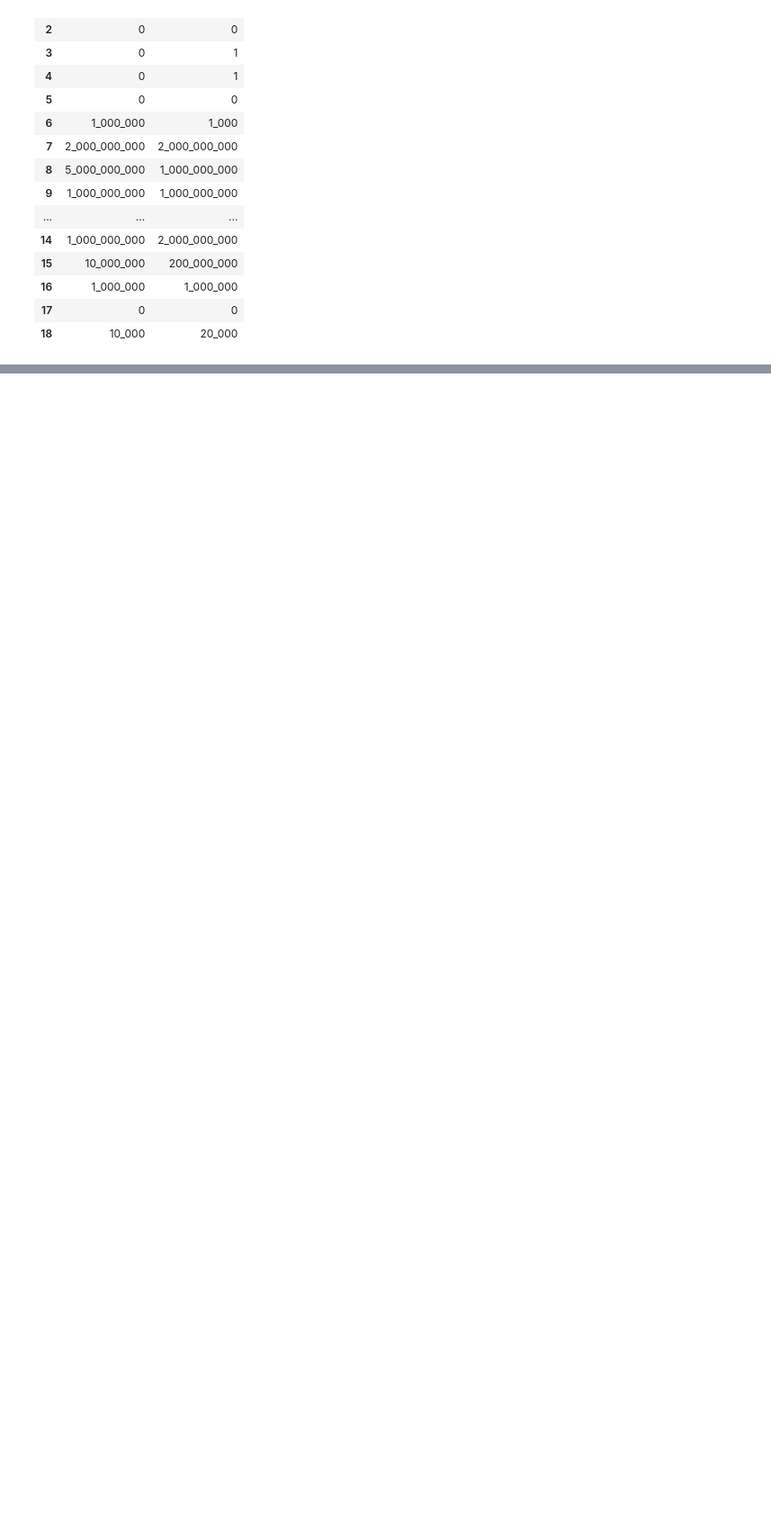
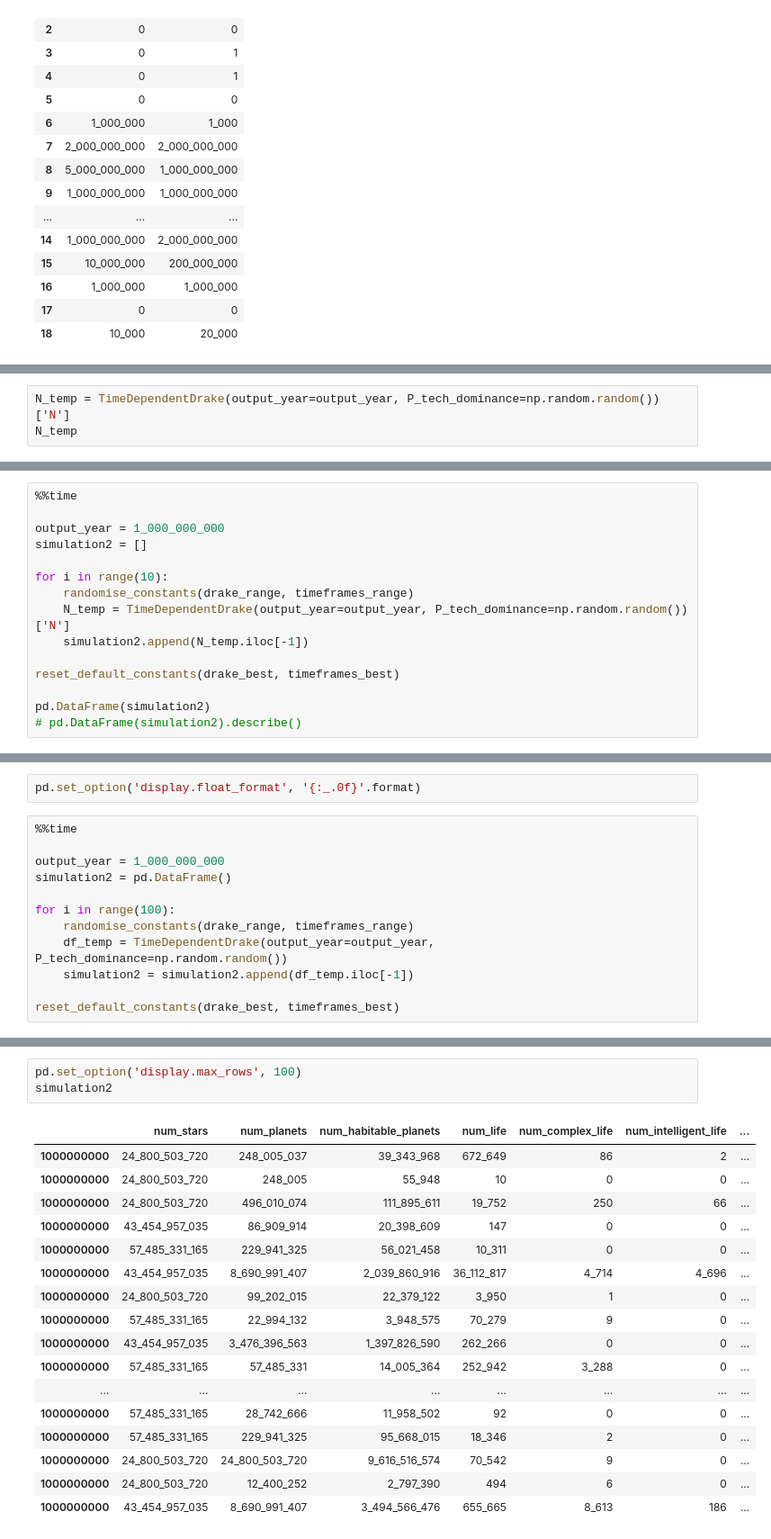
Before and after one commit to KevinCarr42/Time-Dependent-Drake-Equation, a Jupyter notebook: Time_Dependent_Drake_Equation.ipynb, the cells around one changed output, grey strips where cells are left out. Shown at 90% size. Drawn from its saved outputs; the diff is of its cells as text; blank space fills up the shorter version.

```diff
--- a/Time_Dependent_Drake_Equation.ipynb
+++ b/Time_Dependent_Drake_Equation.ipynb
@@ -1041,0 +1076,3 @@ pd.concat([df1, df2], axis=1)
+# %%
+N_temp = TimeDependentDrake(output_year=output_year, P_tech_dominance=np.random.random())['N']
+N_temp
@@ -1041,0 +1097,15 @@ pd.concat([df1, df2], axis=1)
+# %%
+%%time
+
+output_year = 1_000_000_000
+simulation2 = []
+
+for i in range(10):
+    randomise_constants(drake_range, timeframes_range)
+    N_temp = TimeDependentDrake(output_year=output_year, P_tech_dominance=np.random.random())['N']
+    simulation2.append(N_temp.iloc[-1])
+
+reset_default_constants(drake_best, timeframes_best)
+
+pd.DataFrame(simulation2)
+# pd.DataFrame(simulation2).describe()
@@ -1041,0 +1125,14 @@ pd.concat([df1, df2], axis=1)
+# %%
+pd.set_option('display.float_format', '{:_.0f}'.format)
+# %%
+%%time
+
+output_year = 1_000_000_000
+simulation2 = pd.DataFrame()
+
+for i in range(100):
+    randomise_constants(drake_range, timeframes_range)
+    df_temp = TimeDependentDrake(output_year=output_year, P_tech_dominance=np.random.random())
+    simulation2 = simulation2.append(df_temp.iloc[-1])
+
+reset_default_constants(drake_best, timeframes_best)
@@ -1041,0 +1166,21 @@ pd.concat([df1, df2], axis=1)
+# %%
+pd.set_option('display.max_rows', 100)
+simulation2
+# %% [output]
+|  | num_stars | num_planets | num_habitable_planets | num_life | num_complex_life | num_intelligent_life | ... |
+| 1000000000 | 24_800_503_720 | 248_005_037 | 39_343_968 | 672_649 | 86 | 2 | ... |
+| 1000000000 | 24_800_503_720 | 248_005 | 55_948 | 10 | 0 | 0 | ... |
+| 1000000000 | 24_800_503_720 | 496_010_074 | 111_895_611 | 19_752 | 250 | 66 | ... |
+| 1000000000 | 43_454_957_035 | 86_909_914 | 20_398_609 | 147 | 0 | 0 | ... |
+| 1000000000 | 57_485_331_165 | 229_941_325 | 56_021_458 | 10_311 | 0 | 0 | ... |
+| 1000000000 | 43_454_957_035 | 8_690_991_407 | 2_039_860_916 | 36_112_817 | 4_714 | 4_696 | ... |
+| 1000000000 | 24_800_503_720 | 99_202_015 | 22_379_122 | 3_950 | 1 | 0 | ... |
+| 1000000000 | 57_485_331_165 | 22_994_132 | 3_948_575 | 70_279 | 9 | 0 | ... |
+| 1000000000 | 43_454_957_035 | 3_476_396_563 | 1_397_826_590 | 262_266 | 0 | 0 | ... |
+| 1000000000 | 57_485_331_165 | 57_485_331 | 14_005_364 | 252_942 | 3_288 | 0 | ... |
+| ... | ... | ... | ... | ... | ... | ... | ... |
+| 1000000000 | 57_485_331_165 | 28_742_666 | 11_958_502 | 92 | 0 | 0 | ... |
+| 1000000000 | 57_485_331_165 | 229_941_325 | 95_668_015 | 18_346 | 2 | 0 | ... |
+| 1000000000 | 24_800_503_720 | 24_800_503_720 | 9_616_516_574 | 70_542 | 9 | 0 | ... |
+| 1000000000 | 24_800_503_720 | 12_400_252 | 2_797_390 | 494 | 6 | 0 | ... |
+| 1000000000 | 43_454_957_035 | 8_690_991_407 | 3_494_566_476 | 655_665 | 8_613 | 186 | ... |
```
Also changed, not shown: parts of 16 cells of this notebook, 1 other file.
